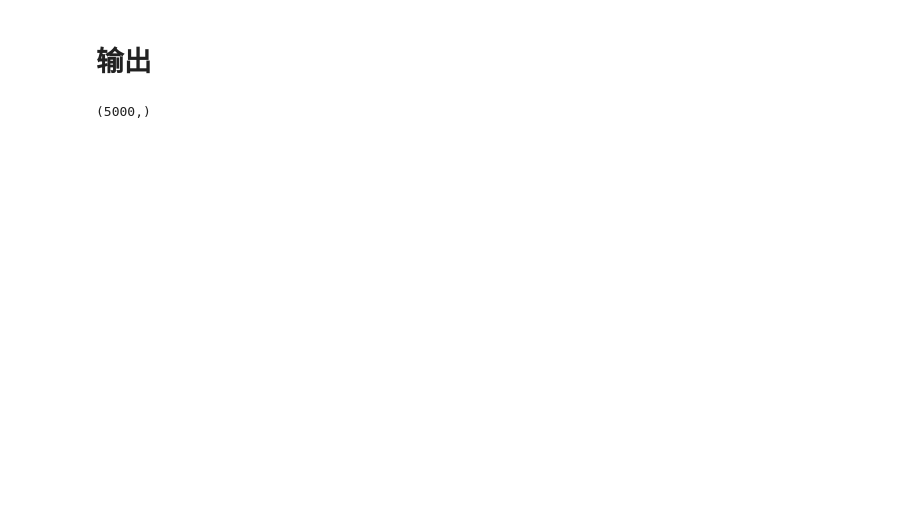
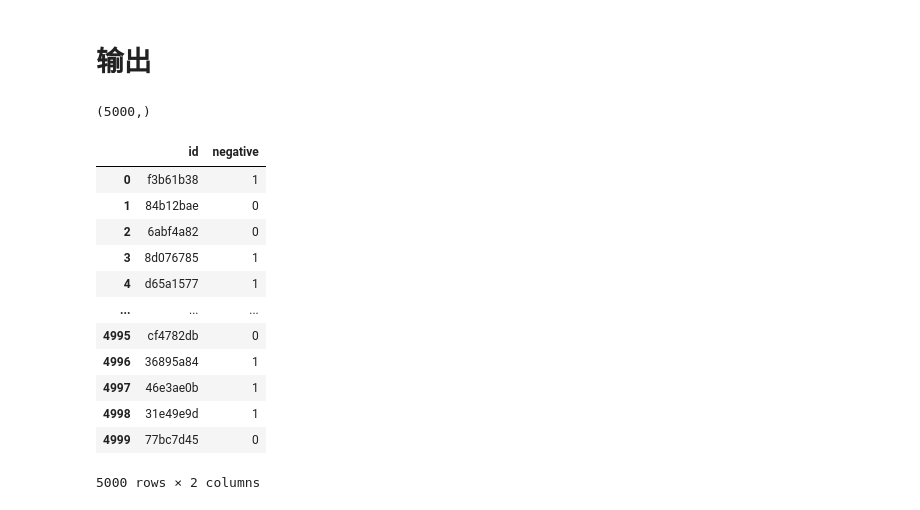
Before and after one commit to 610yilingliu/ds_tutorial, a Jupyter notebook: L11/notebook.ipynb, the cells around one changed output. Cells and saved outputs as stored; diff of their text form; code cells hidden in the pictures; blank space fills up the shorter version.

```diff
--- a/L11/notebook.ipynb
+++ b/L11/notebook.ipynb
@@ -206 +224,17 @@ final_predict.shape
 Final = pd.DataFrame({'id':test_data['id'],'negative':final_predict})
+# %%
+Final
+# %% [output]
+|  | id | negative |
+| 0 | f3b61b38 | 1 |
+| 1 | 84b12bae | 0 |
+| 2 | 6abf4a82 | 0 |
+| 3 | 8d076785 | 1 |
+| 4 | d65a1577 | 1 |
+| ... | ... | ... |
+| 4995 | cf4782db | 0 |
+| 4996 | 36895a84 | 1 |
+| 4997 | 46e3ae0b | 1 |
+| 4998 | 31e49e9d | 1 |
+| 4999 | 77bc7d45 | 0 |
+5000 rows × 2 columns
```
Also changed, not shown: parts of 9 cells of this notebook, 20 other files.
